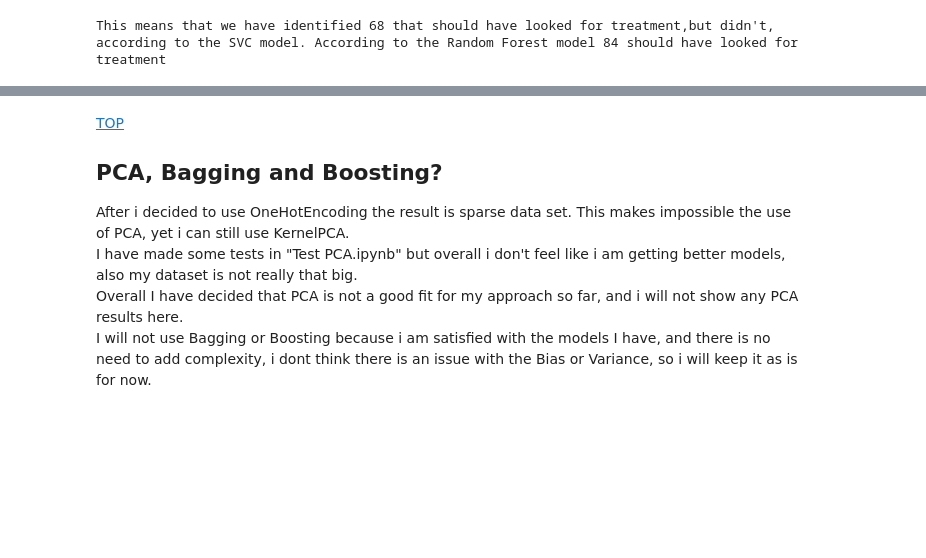
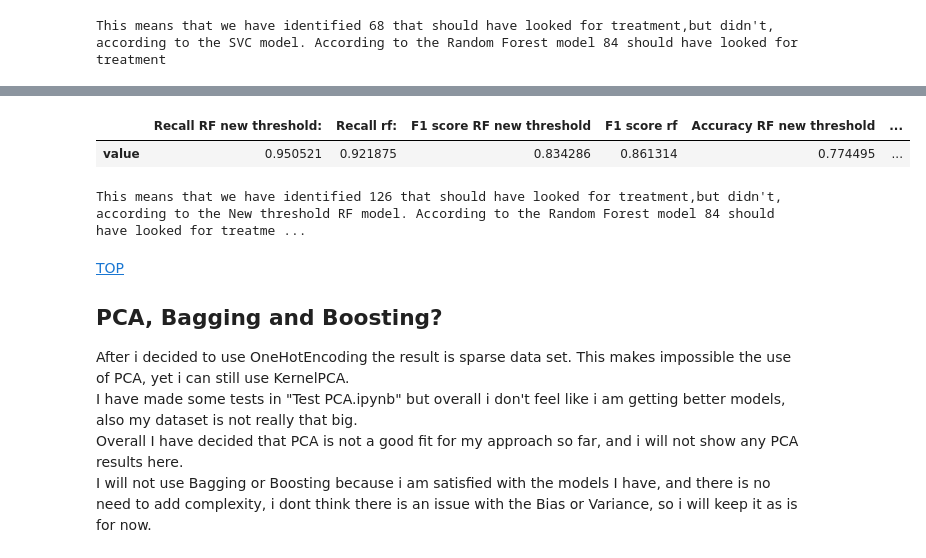
Before and after one commit to izkreizwam1/Machine-Learning-September-2023, a Jupyter notebook: Mental Prediction.ipynb, the cells around one changed output, grey strips where cells are left out. Saved outputs shown, nothing was run; the diff lists cells and outputs as text; code cells hidden in the pictures; blank space fills up the shorter version.

```diff
--- a/Mental Prediction.ipynb
+++ b/Mental Prediction.ipynb
@@ -1001,0 +1047,6 @@ This means that we have identified 68 that should have looked for treatment,but
+# %%
+# Lets see how F1 will change with the new lower threshold
+pl_y_17_new_threshold = []
+for i in pl_y_17_proba[:,1]:
+    if i >=0.4509941932860809: pl_y_17_new_threshold.append(1)
+    else: pl_y_17_new_threshold.append(0)
@@ -1002,3 +1055,17 @@ This means that we have identified 68 that should have looked for treatment,but
+# %%
+d_17_new_threshold = {'Recall RF new threshold:' : metrics.recall_score(pl_y_17, pl_y_17_new_threshold), 'Recall rf:' :metrics.recall_score(pl_y_17, pl_y_pred_17_rf),
+       'F1 score RF new threshold': metrics.f1_score(pl_y_17, pl_y_17_new_threshold), 'F1 score rf' : metrics.f1_score(pl_y_17, pl_y_pred_17_rf),
+      'Accuracy RF new threshold' : accuracy_score(pl_y_17, pl_y_17_new_threshold), 'Accurasy rf' : accuracy_score(pl_y_17, pl_y_pred_17_rf)}
+
+pd.DataFrame(d_17_new_threshold, columns=d_17_new_threshold.keys(), index=['value'])
+# %% [output]
+|  | Recall RF new threshold: | Recall rf: | F1 score RF new threshold | F1 score rf | Accuracy RF new threshold | ... |
+| value | 0.950521 | 0.921875 | 0.834286 | 0.861314 | 0.774495 | ... |
+# %%
+print(f"This means that we have identified {metrics.confusion_matrix(pl_y_17, pl_y_17_new_threshold)[0][1]} that should have looked for treatment,"
+      f"but didn't, according to the New threshold RF model. According to the Random Forest model {metrics.confusion_matrix(pl_y_17, pl_y_pred_17_rf)[0][1]} should have looked for treatment")
+# %% [output]
+This means that we have identified 126 that should have looked for treatment,but didn't, according to the New threshold RF model. According to the Random Forest model 84 should have looked for treatme ...
 # %% [markdown]
 [TOP](#topi)
 <a id='pca'></a>
```
Also changed, not shown: parts of 20 cells of this notebook.
